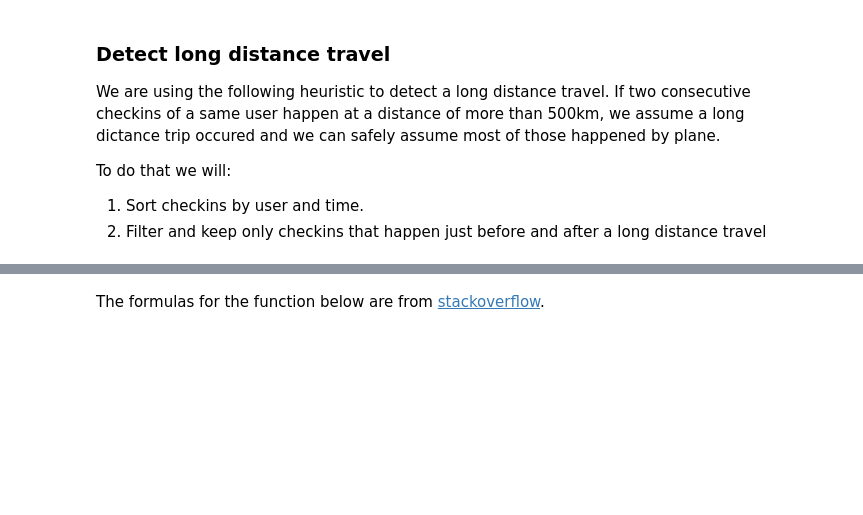
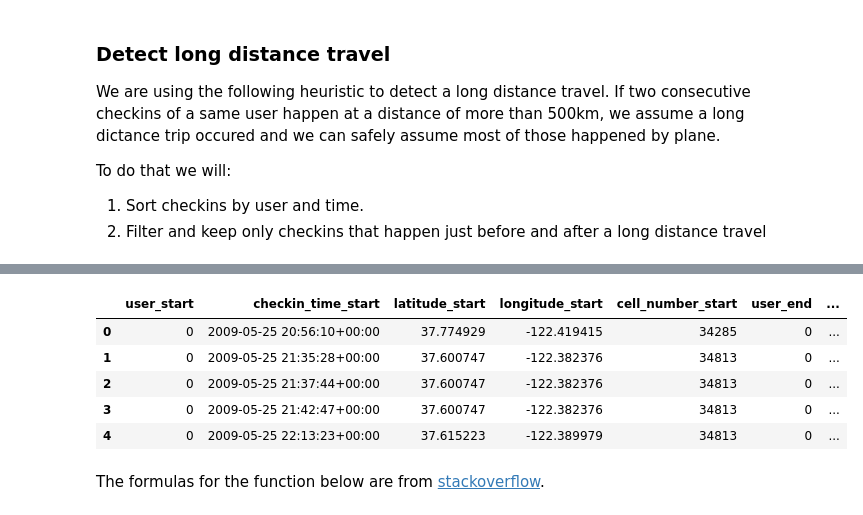
Before and after one commit to epfl-ada/ada-2020-project-milestone-p3-p3_pia, a Jupyter notebook: extension_analysis.ipynb, the cells around one changed output, grey strips where cells are left out. Cells and saved outputs as stored; diff of their text form; code cells hidden in the pictures; blank space fills up the shorter version.

Commit message:
Travels done

```diff
--- a/extension_analysis.ipynb
+++ b/extension_analysis.ipynb
@@ -46,6 +46,7 @@ checkins_g = pd.read_csv(
     delimiter="\t",
     usecols=[0, 1, 2, 3],
     names=["user", "checkin_time", "latitude", "longitude"],
+    parse_dates = ["checkin_time"]
 )
 
 airports = pd.read_csv(
@@ -501,7 +503,9 @@ long_distance_travel_b = checkins_b.reset_index().merge(
     suffixes=("_start", "_end"),
 )
 
-long_distance_travel_b = long_distance_travel_b[long_distance_travel_b.user_start == long_distance_travel_b.user_end]
+long_distance_travel_b = long_distance_travel_b[
+    long_distance_travel_b.user_start == long_distance_travel_b.user_end
+]
 long_distance_travel_b = long_distance_travel_b.drop(columns=["index"])
 
 long_distance_travel_g = checkins_g.reset_index().merge(
@@ -510,5 +514,7 @@ long_distance_travel_g = checkins_g.reset_index().merge(
     suffixes=("_start", "_end"),
 )
 
-long_distance_travel_g = long_distance_travel_g[long_distance_travel_g.user_start == long_distance_travel_g.user_end]
+long_distance_travel_g = long_distance_travel_g[
+    long_distance_travel_g.user_start == long_distance_travel_g.user_end
+]
 long_distance_travel_g = long_distance_travel_g.drop(columns=["index"])
@@ -531,3 +521,18 @@ long_distance_travel_b
+# %%
+long_distance_travel_b.user_end = long_distance_travel_b.user_end.astype("int")
+long_distance_travel_b.cell_number_end = long_distance_travel_b.cell_number_end.astype("int")
+
+long_distance_travel_g.user_end = long_distance_travel_g.user_end.astype("int")
+long_distance_travel_g.cell_number_end = long_distance_travel_g.cell_number_end.astype("int")
+
+long_distance_travel_b.head()
+# %% [output]
+|  | user_start | checkin_time_start | latitude_start | longitude_start | cell_number_start | user_end | ... |
+| 0 | 0 | 2009-05-25 20:56:10+00:00 | 37.774929 | -122.419415 | 34285 | 0 | ... |
+| 1 | 0 | 2009-05-25 21:35:28+00:00 | 37.600747 | -122.382376 | 34813 | 0 | ... |
+| 2 | 0 | 2009-05-25 21:37:44+00:00 | 37.600747 | -122.382376 | 34813 | 0 | ... |
+| 3 | 0 | 2009-05-25 21:42:47+00:00 | 37.600747 | -122.382376 | 34813 | 0 | ... |
+| 4 | 0 | 2009-05-25 22:13:23+00:00 | 37.615223 | -122.389979 | 34813 | 0 | ... |
 # %% [markdown]
 The formulas for the function below are from [stackoverflow](https://stackoverflow.com/questions/19412462/getting-distance-between-two-points-based-on-latitude-longitude).
 # %%
```
Also changed, not shown: parts of 29 cells of this notebook, 2 other files.
